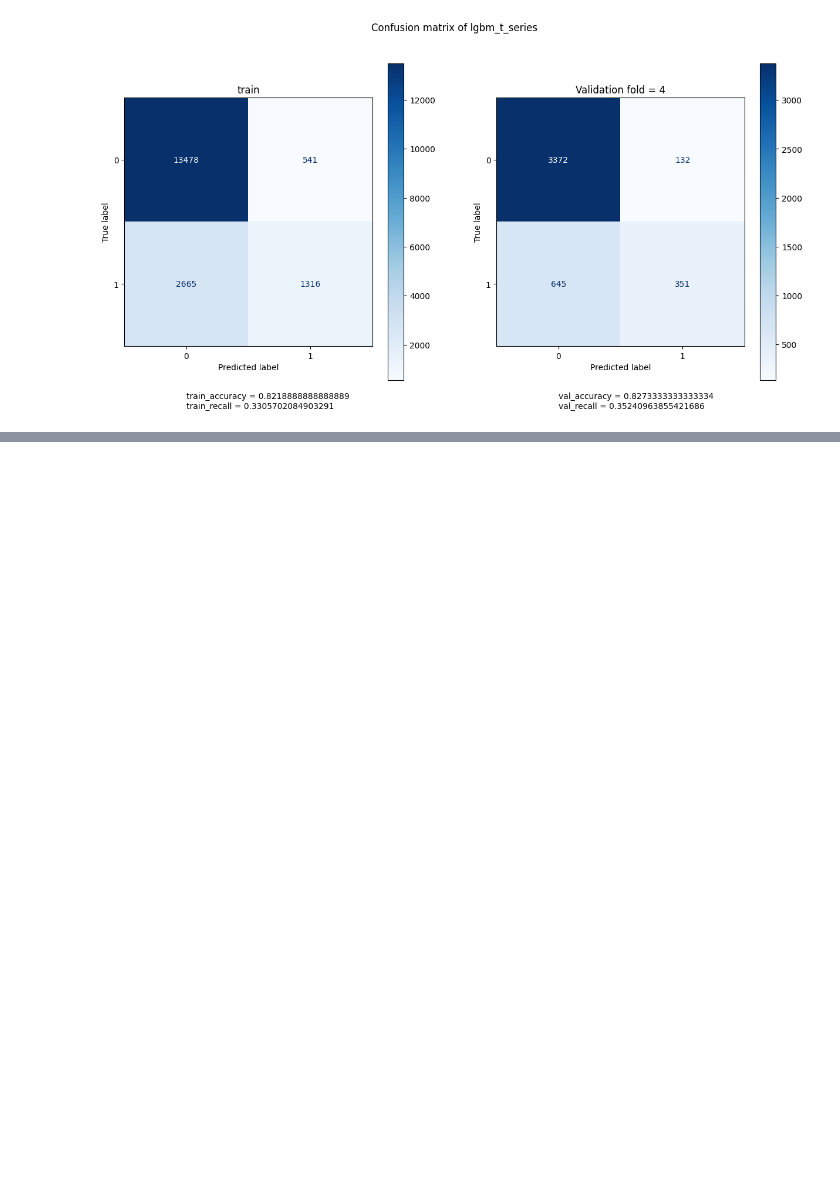
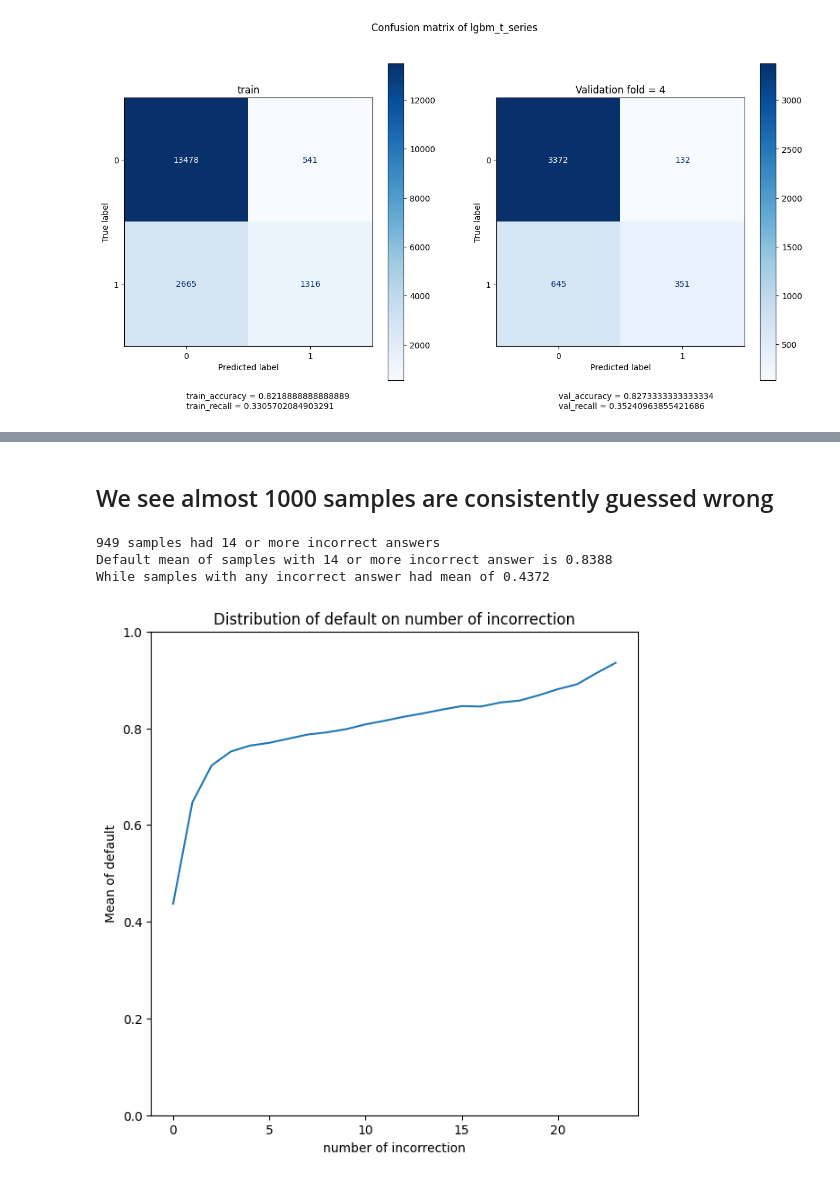
Before and after one commit to sinwall/221117_MLBasic, a Jupyter notebook: SW/Final.ipynb, the cells around one changed output, grey strips where cells are left out. Drawn from its saved outputs; the diff is of its cells as text; code cells hidden in the pictures; blank space fills up the shorter version.

```diff
--- a/SW/Final.ipynb
+++ b/SW/Final.ipynb
@@ -366,0 +404,22 @@ Text(0.5, 0.98, 'Confusion matrix of lgbm_t_series')
+# %% [markdown]
+## We see almost 1000 samples are consistently guessed wrong
+# %%
+cons_wrong_idc =wrong_sum[wrong_sum>14].index
+cons_wrong =df.loc[cons_wrong_idc]
+print(f'{cons_wrong.shape[0]} samples had 14 or more incorrect answers')
+print(f'Default mean of samples with 14 or more incorrect answer is {round(cons_wrong.default.mean(),4)}')
+print(f'While samples with any incorrect answer had mean of {round(df.loc[wrong_sum[wrong_sum>0].index].default.mean(),4)}')
+incorrect_means = [df.loc[wrong_sum[wrong_sum>i].index].default.mean() for i in np.arange(0,28)]
+fig ,ax = plt.subplots(figsize=(7,7))
+ax.plot(np.arange(0,28),incorrect_means)
+ax.set_ylim(0,1)
+ax.set_ylabel('Mean of default')
+ax.set_xlabel('number of incorrection')
+ax.set_title('Distribution of default on number of incorrection')
+plt.show()
+plt.close()
+# %% [output]
+949 samples had 14 or more incorrect answers
+Default mean of samples with 14 or more incorrect answer is 0.8388
+While samples with any incorrect answer had mean of 0.4372
+[figure, added]
```
Also changed, not shown: parts of 38 cells of this notebook.
